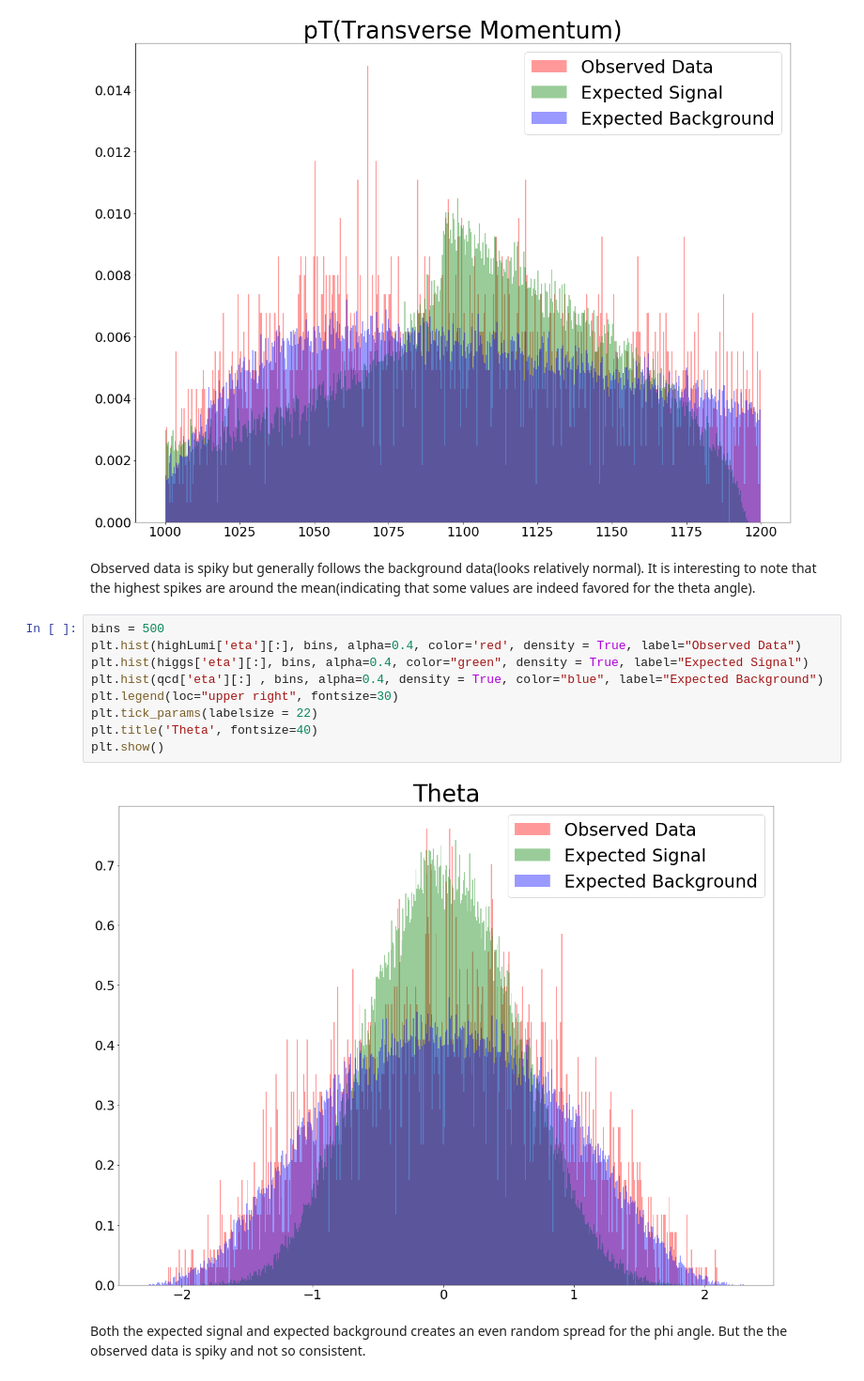
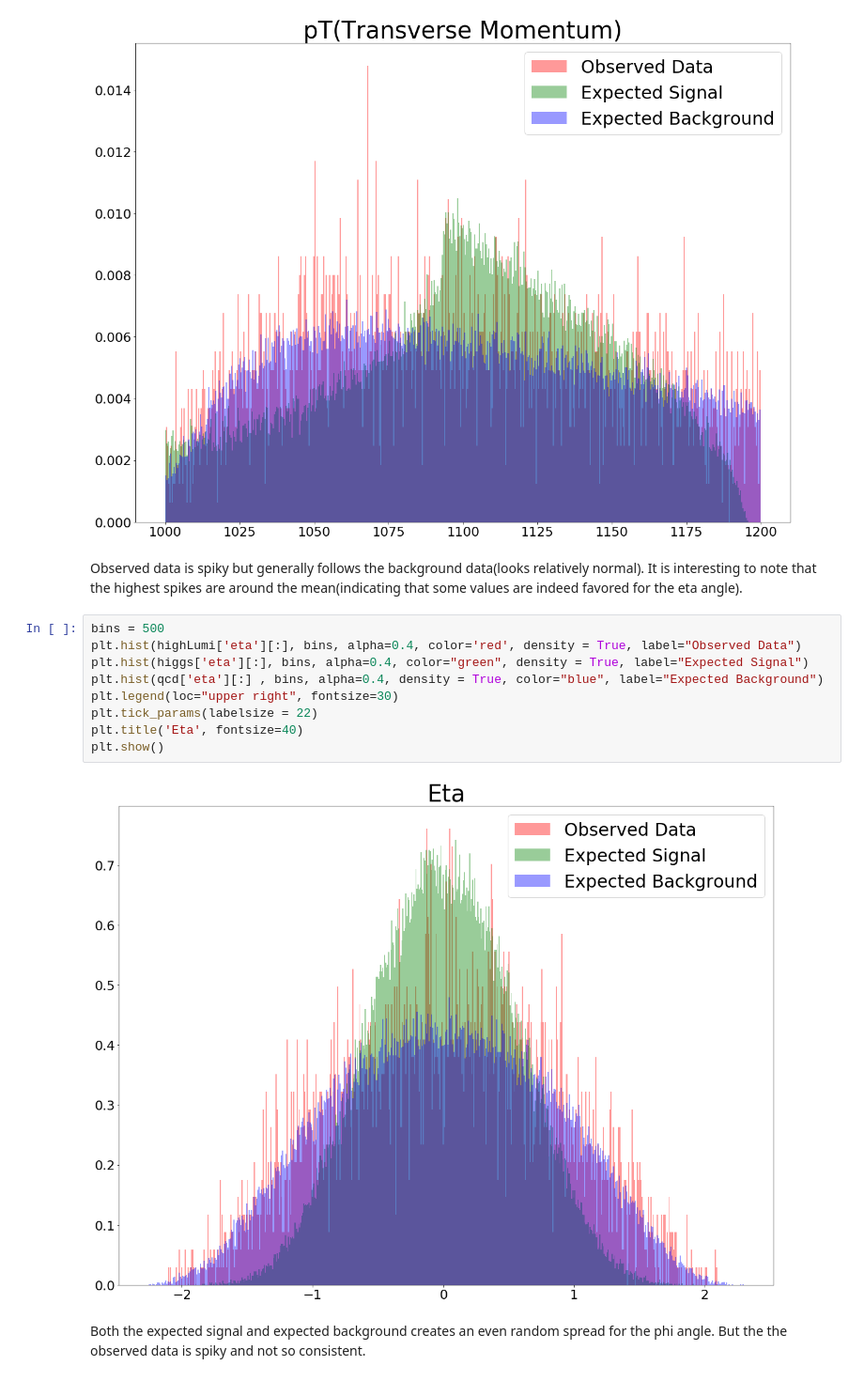
Before and after one commit to ardenchaing/Phys-434, a Jupyter notebook: Lab8.ipynb, the cells around one changed output. Shown at 94% size. Cells and saved outputs as stored; diff of their text form.

```diff
--- a/Lab8.ipynb
+++ b/Lab8.ipynb
@@ -695,18 +695,18 @@ plt.show()
 # %% [output]
 [figure]
 # %% [markdown]
-Observed data is spiky but generally follows the background data(looks relatively normal). It is interesting to note that the highest spikes are around the mean(indicating that some values are indeed favored for the theta angle).
+Observed data is spiky but generally follows the background data(looks relatively normal). It is interesting to note that the highest spikes are around the mean(indicating that some values are indeed favored for the eta angle).
 # %%
 bins = 500
 plt.hist(highLumi['eta'][:], bins, alpha=0.4, color='red', density = True, label="Observed Data")
 plt.hist(higgs['eta'][:], bins, alpha=0.4, color="green", density = True, label="Expected Signal")
 plt.hist(qcd['eta'][:] , bins, alpha=0.4, density = True, color="blue", label="Expected Background")
 plt.legend(loc="upper right", fontsize=30)
 plt.tick_params(labelsize = 22)
-plt.title('Theta', fontsize=40)
+plt.title('Eta', fontsize=40)
 plt.show()
 # %% [output]
-[figure, old version]
+[figure, new version]
 # %% [markdown]
 Both the expected signal and expected background creates an even random spread for the phi angle. But the the observed data is spiky and not so consistent.
 # %%
```
Also changed, not shown: parts of 15 cells of this notebook, 1 other file.
